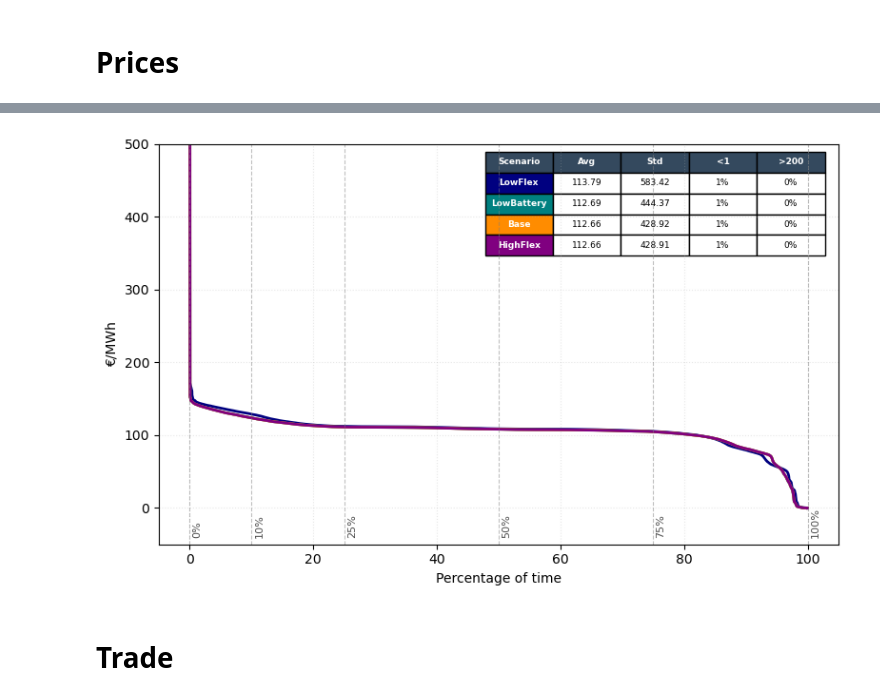
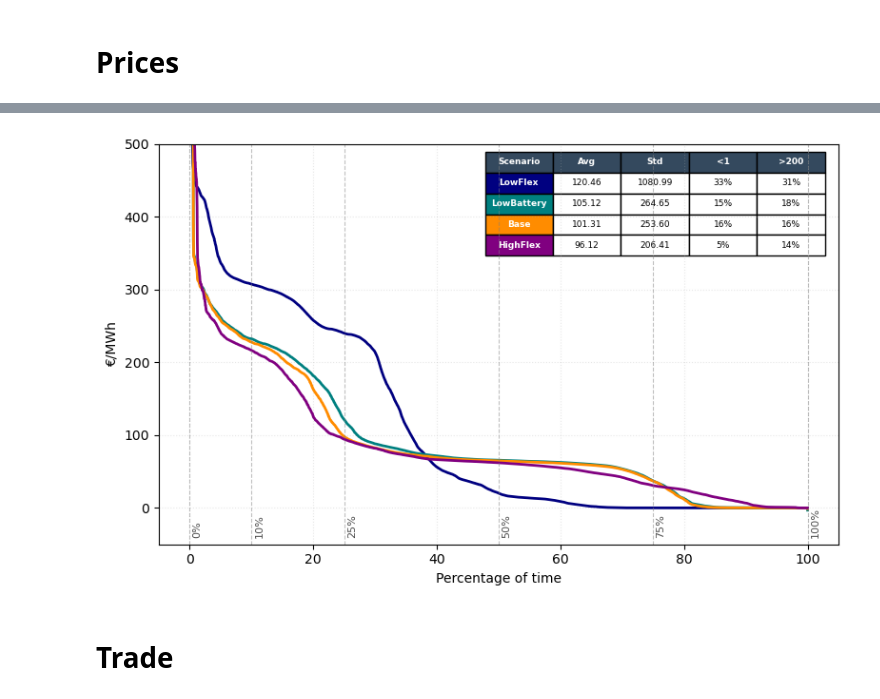
Before and after one commit to JulianGeis/pypsa-de-flex, a Jupyter notebook: flex_notebooks/scenario_comparison.ipynb, the cells around one changed output, grey strips where cells are left out. Drawn from its saved outputs; the diff is of its cells as text; code cells hidden in the pictures.

```diff
--- a/flex_notebooks/scenario_comparison.ipynb
+++ b/flex_notebooks/scenario_comparison.ipynb
@@ -923,7 +937,12 @@ INFO:pypsa.network.io:New version 1.0.3 available! (Current: 0.35.1)
 # %%
-res = pd.DataFrame()
-sector = "Other" # "Heat" # "Electricity"
-for scenario in scenarios:
+if system_cost_analysis:
+    res = pd.DataFrame()
+    sector = "Electricity" # "Heat" # "Electricity" # "H2"
+    for scenario in scenarios:
 
-    df = tsc_all[scenario]
-    res[scenario] = df[df.sector == sector].groupby(by="carrier").sum()[["capex"]]
+        df = tsc_all[scenario]
+        res[scenario] = df[df.sector == sector].groupby(by="carrier").sum()[["capex"]]
+
+    df = round(res/1e9,2)
+    df_to_png(df[(df > 1).any(axis=1)], PLOT_DIR + f"system_cost_{sector}_{year}.png")
+    df[(df > 1).any(axis=1)]
@@ -1212,8 +1228,11 @@ plot_variable("Secondary Energy|Electricity", variables, scenarios)
 [figure]
 # %% [markdown]
 # Prices
+# %%
+PRICE_DIR = PLOT_DIR + "prices/"
+os.makedirs(PRICE_DIR, exist_ok=True)
 # %%
-years = [2025]
+years = [2035]
 
 networks = {}
 for scenario in scenarios:
@@ -1235,21 +1254,50 @@ INFO:pypsa.network.io:New version 1.0.3 available! (Current: 0.35.1)
 INFO:pypsa.network.io:Imported network 'Unnamed Network' has buses, carriers, generators, global_constraints, lines, links, loads, storage_units, stores
 # %%
-carriers = ["AC", "low voltage"]
+price_carriers_to_plot = [
+    ["AC", "low voltage"],
+    ["urban central heat"],
+    ["urban decentral heat"],
+    ["rural heat"],
+    ["urban central heat", "urban decentral heat", "rural heat"],
+    ["H2"],
+    ["gas"],
+    ["renewable gas"],
+    ["methanol"],
+    ["renewable oil"],
+    ["oil"],
+]
 
-plot_price_duration_curves(
-    networks,
-    year,
-    scenarios,
-    carriers=carriers,
-    regions=["DE"],
-    scenario_colors=scenario_colors,
-    output_dir=PLOT_DIR + f"pdc_{'_'.join(carriers)}_{year}.png",
-    ylim=(-50, 500),
-    table_smaller=1,
-    table_bigger=200,
-)
+for c in price_carriers_to_plot:
+    plot_price_duration_curves(
+        networks,
+        year,
+        scenarios,
+        carriers=c,
+        regions=["DE"],
+        scenario_colors=scenario_colors,
+        output_dir=PRICE_DIR + f"pdc_{'_'.join(c)}_{year}.png",
+        ylim=(-50, 500),
+        table_smaller=1,
+        table_bigger=200,
+    )
-# %% [output]
-[figure, removed]
+# %%
+carriers = ["AC", "low voltage"] #
+
+plot_price_duration_curves(
+    networks,
+    year,
+    scenarios,
+    carriers=carriers,
+    regions=["DE"],
+    scenario_colors=scenario_colors,
+    output_dir=PRICE_DIR + f"pdc_{'_'.join(carriers)}_{year}.png",
+    ylim=(-50, 500),
+    table_smaller=1,
+    table_bigger=200,
+    close_plot=False,
+)
+# %% [output]
+[figure, added]
 # %% [markdown]
 # Trade
 # %%
```
Also changed, not shown: parts of 20 cells of this notebook, 7 other files.
